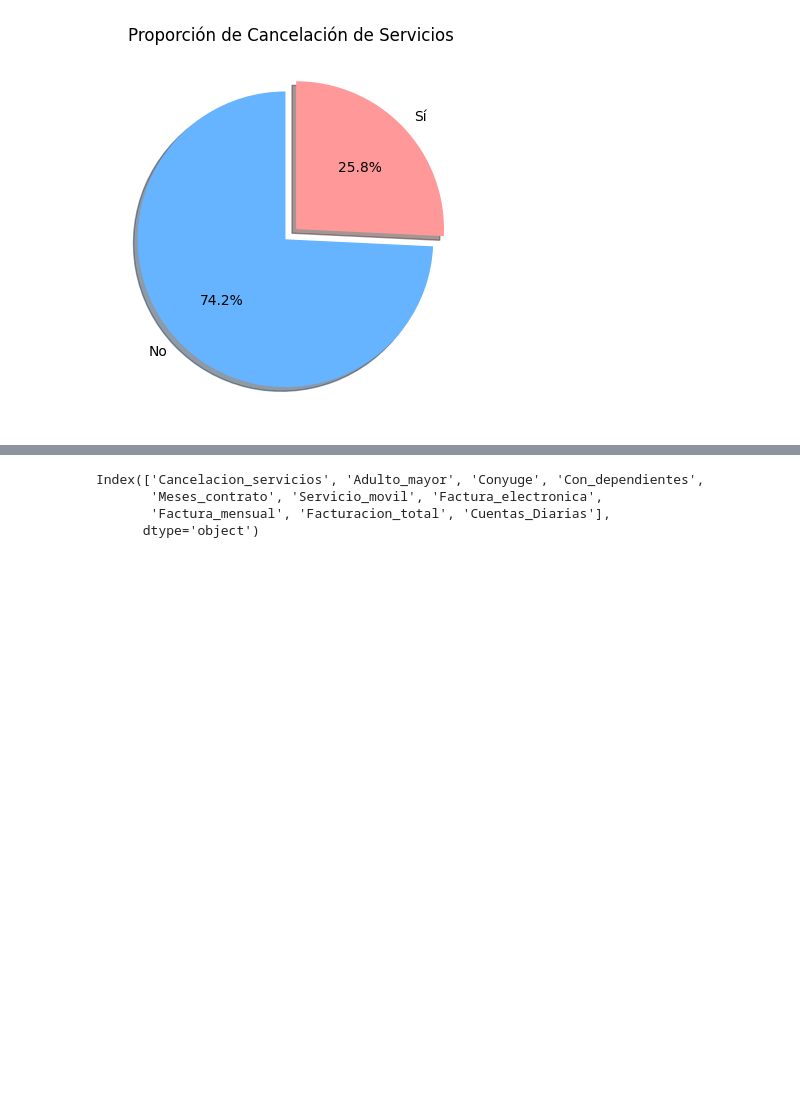
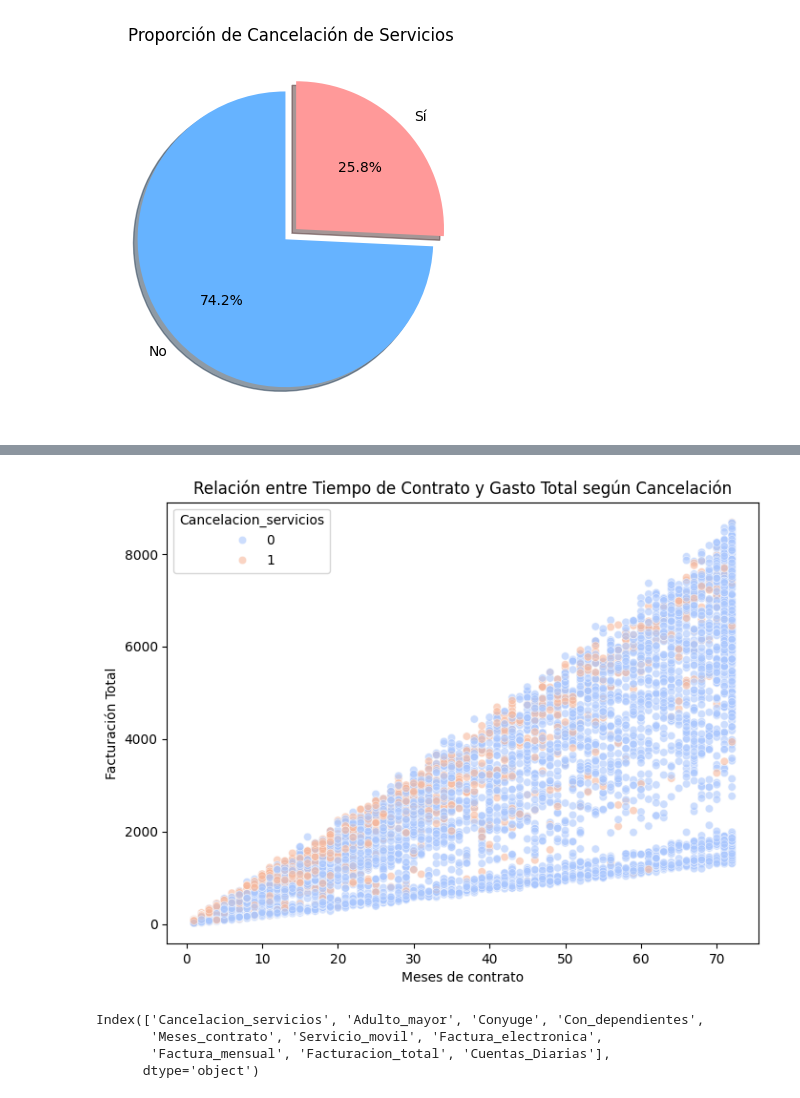
Before and after one commit to nxzK1/TelecomX_p2_Challenge, a Jupyter notebook: TelecomX_p2_Challenge.ipynb, the cells around one changed output, grey strips where cells are left out. Cells and saved outputs as stored; diff of their text form; code cells hidden in the pictures; blank space fills up the shorter version.

```diff
--- a/TelecomX_p2_Challenge.ipynb
+++ b/TelecomX_p2_Challenge.ipynb
@@ -314,3 +338,13 @@ plt.show()
+# %%
+plt.figure(figsize=(8,6))
+sns.scatterplot(data=df_codificada, x="Meses_contrato", y="Facturacion_total",
+                hue="Cancelacion_servicios", alpha=0.6, palette="coolwarm")
+plt.title("Relación entre Tiempo de Contrato y Gasto Total según Cancelación")
+plt.xlabel("Meses de contrato")
+plt.ylabel("Facturación Total")
+plt.show()
+# %% [output]
+[figure, added]
 # %%
 variables_numericas = df_codificada.select_dtypes(include=['int64', 'float64']).columns
 variables_numericas
```
Also changed, not shown: parts of 11 cells of this notebook.
